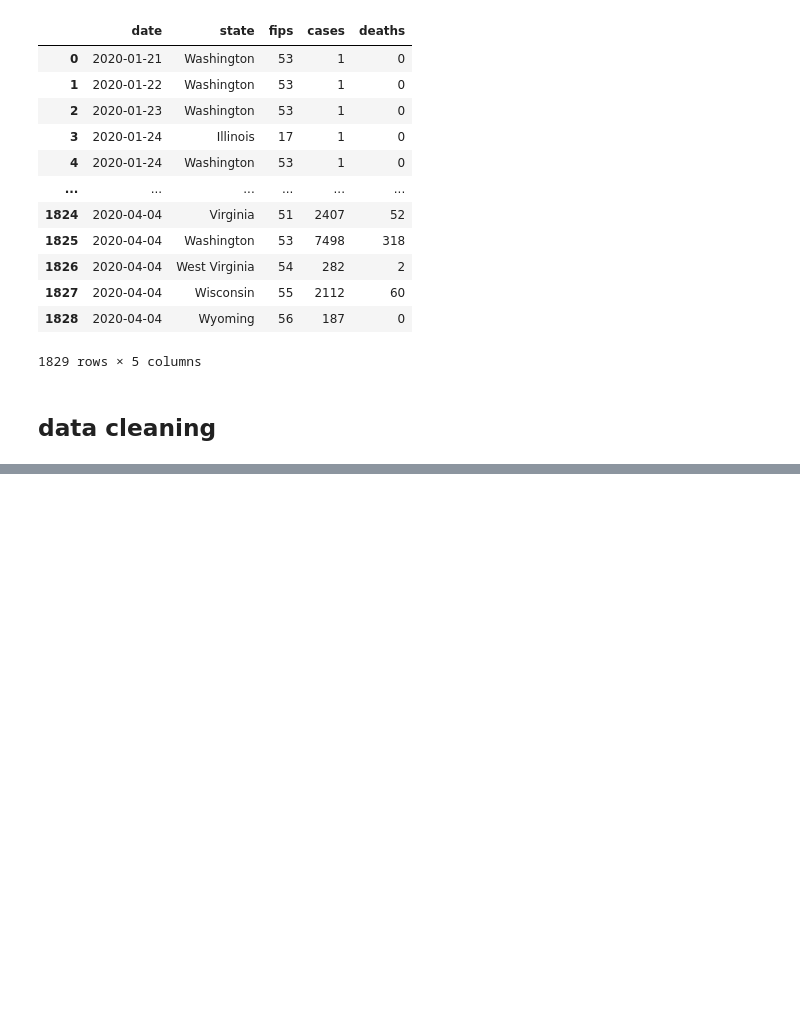
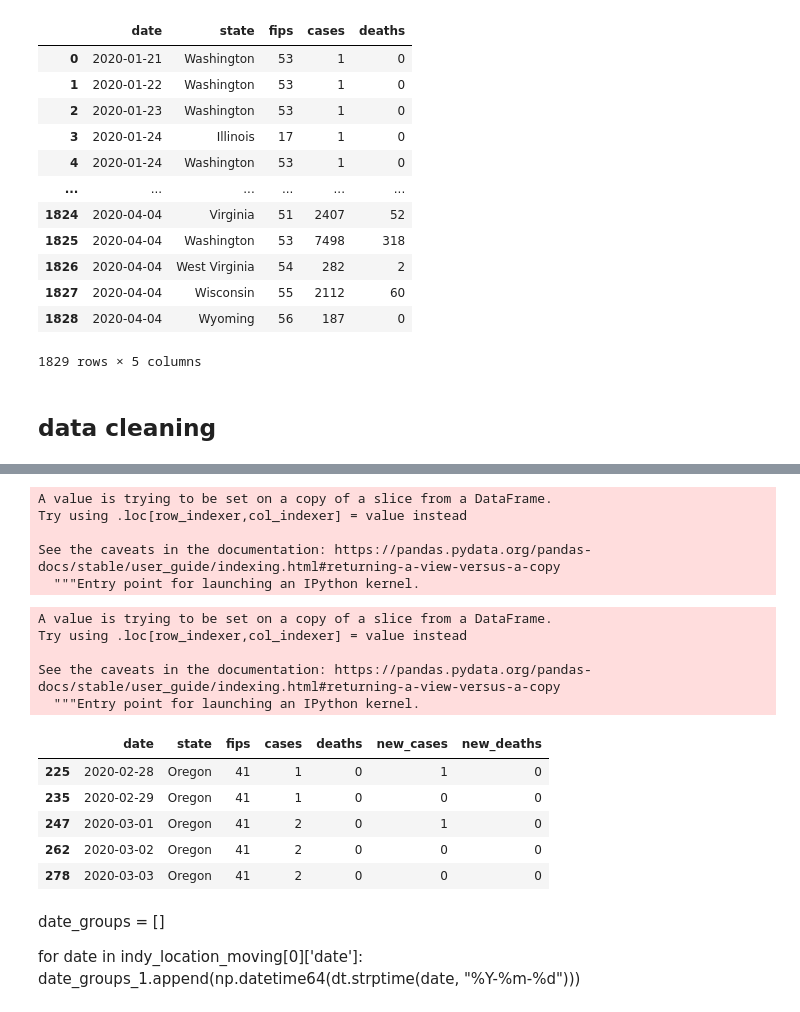
Before and after one commit to rockhound03/CovidDataExplore, a Jupyter notebook: Covid_analytics_States.ipynb, the cells around one changed output, grey strips where cells are left out. Saved outputs shown, nothing was run; the diff lists cells and outputs as text; code cells hidden in the pictures; blank space fills up the shorter version.

Commit message:
comparing new occurence / death

```diff
--- a/Covid_analytics_States.ipynb
+++ b/Covid_analytics_States.ipynb
@@ -424,0 +105,36 @@ GlyphRenderer(id='1044', ...)
+# %%
+region_list_country['new_cases'] = new_case
+# %% [output]
+A value is trying to be set on a copy of a slice from a DataFrame.
+Try using .loc[row_indexer,col_indexer] = value instead
+
+See the caveats in the documentation: https://pandas.pydata.org/pandas-docs/stable/user_guide/indexing.html#returning-a-view-versus-a-copy
+  """Entry point for launching an IPython kernel.
+# %%
+deaths_state = [case for case in region_list_country['deaths']]
+# %%
+new_deaths = []
+for day in range(0,len(deaths_state)):
+    if day == 0:
+        new_deaths.append(deaths_state[day])
+    elif deaths_state[day] > deaths_state[day - 1]:
+        new_deaths.append(deaths_state[day] - deaths_state[day - 1])
+    else:
+        new_deaths.append(0)
+# %%
+region_list_country['new_deaths'] = new_deaths
+# %% [output]
+A value is trying to be set on a copy of a slice from a DataFrame.
+Try using .loc[row_indexer,col_indexer] = value instead
+
+See the caveats in the documentation: https://pandas.pydata.org/pandas-docs/stable/user_guide/indexing.html#returning-a-view-versus-a-copy
+  """Entry point for launching an IPython kernel.
+# %%
+region_list_country.head(5)
+# %% [output]
+|  | date | state | fips | cases | deaths | new_cases | new_deaths |
+| 225 | 2020-02-28 | Oregon | 41 | 1 | 0 | 1 | 0 |
+| 235 | 2020-02-29 | Oregon | 41 | 1 | 0 | 0 | 0 |
+| 247 | 2020-03-01 | Oregon | 41 | 2 | 0 | 1 | 0 |
+| 262 | 2020-03-02 | Oregon | 41 | 2 | 0 | 0 | 0 |
+| 278 | 2020-03-03 | Oregon | 41 | 2 | 0 | 0 | 0 |
@@ -424,0 +146,5 @@ GlyphRenderer(id='1044', ...)
+# %% [markdown]
+date_groups = []
+
+for date in indy_location_moving[0]['date']:
+    date_groups_1.append(np.datetime64(dt.strptime(date, "%Y-%m-%d")))
```
Also changed, not shown: parts of 59 cells of this notebook.
